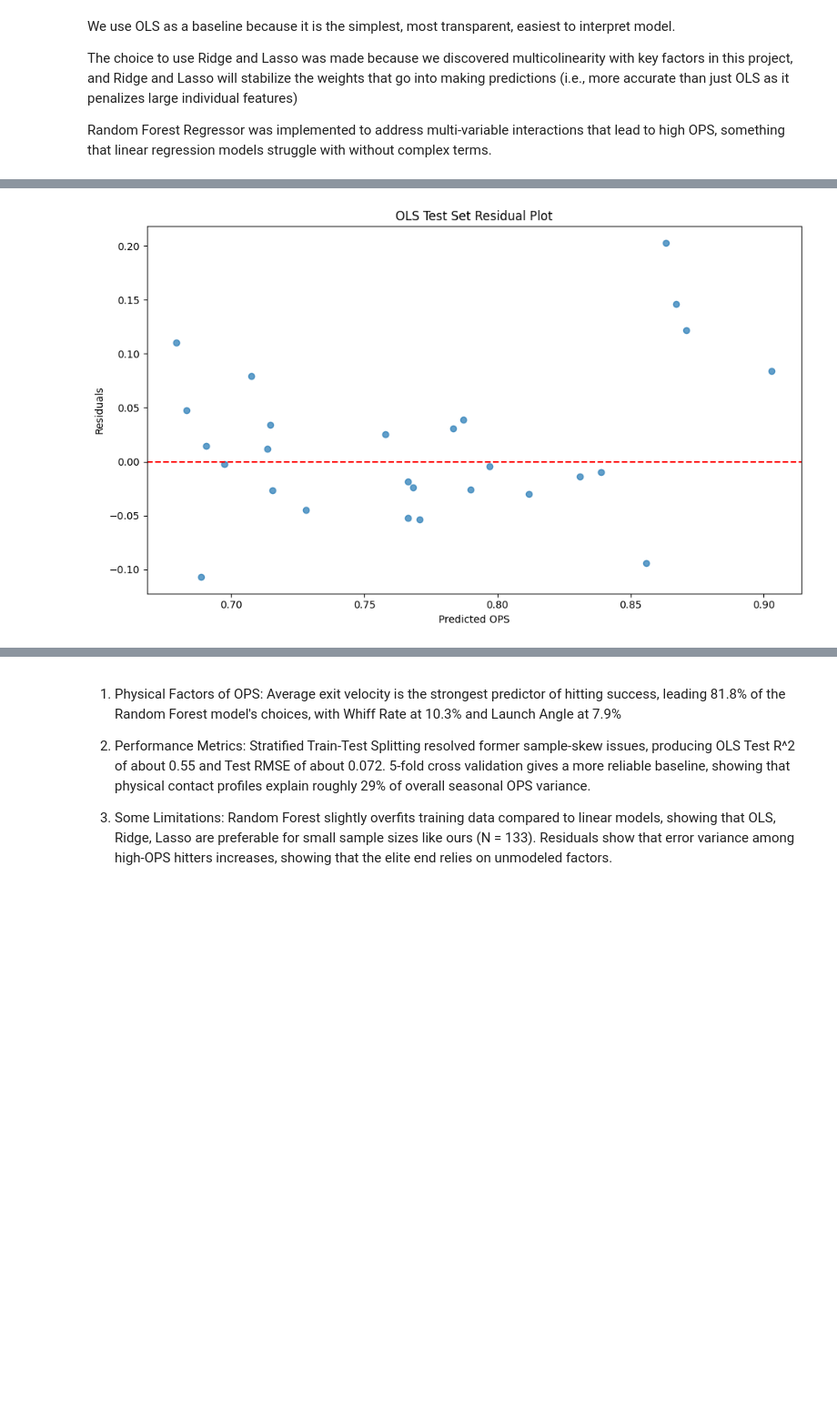
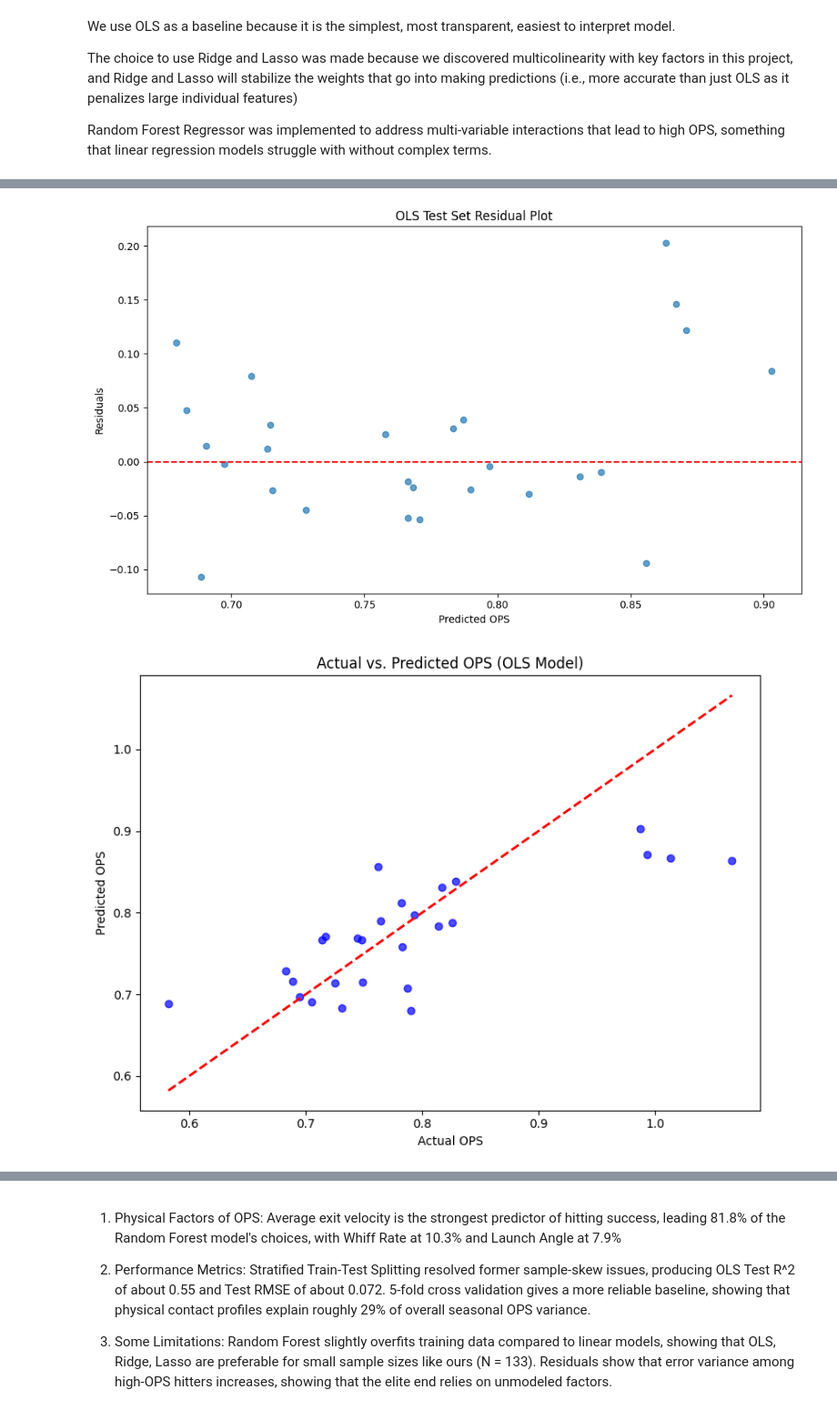
Before and after one commit to logdover/STAT4365E-final-project, a Jupyter notebook: notebooks/Project.ipynb, the cells around one changed output, grey strips where cells are left out. Shown at 91% size. Saved outputs shown, nothing was run; the diff lists cells and outputs as text; code cells hidden in the pictures; blank space fills up the shorter version.

```diff
--- a/notebooks/Project.ipynb
+++ b/notebooks/Project.ipynb
@@ -274,30 +274,56 @@ residuals = y_test - y_test_pred_ols
 plt.figure(figsize=(10, 6))
 plt.scatter(y_test_pred_ols, residuals, alpha=0.7)
 plt.axhline(0, color='red', linestyle='--')
 plt.xlabel('Predicted OPS')
 plt.ylabel('Residuals')
 plt.title('OLS Test Set Residual Plot')
 plt.tight_layout()
 plt.savefig('ols_residual_plot.png', dpi=300)
 plt.show()
+
+# Predicted Vs. Actual
+plt.figure(figsize=(8, 6))
+plt.scatter(y_test, y_test_pred_ols, alpha=0.7, color='b')
+plt.plot([y_test.min(), y_test.max()], [y_test.min(), y_test.max()], 'r--', lw=2)
+plt.xlabel('Actual OPS')
+plt.ylabel('Predicted OPS')
+plt.title('Actual vs. Predicted OPS (OLS Model)')
+plt.tight_layout()
+plt.savefig('actual_vs_predicted.png', dpi=300)
+plt.show()
+
+# Feature Importance
+importance_df = pd.DataFrame({
+    'Feature': X_cleaned.columns,
+    'Importance': rf_model.feature_importances_
+}).sort_values(by='Importance', ascending=True)
+
+plt.figure(figsize=(8, 4))
+plt.barh(importance_df['Feature'], importance_df['Importance'], color='skyblue')
+plt.title('Random Forest Feature Importance')
+plt.xlabel('Relative Importance')
+plt.tight_layout()
+plt.savefig('rf_feature_importance.png', dpi=300)
+plt.show()
 # %% [output]
 MODEL PERFORMANCE SUMMARY:
 
                   Model  Train R^2  Test R^2  CV R^2 (Mean)  Train RMSE  Test RMSE
   OLS Linear Regression     0.3688    0.5548         0.2913      0.0579     0.0723
        Ridge Regression     0.3684    0.5487         0.2907      0.0579     0.0728
        Lasso Regression     0.3676    0.5437         0.2920      0.0579     0.0732
 Random Forest Regressor     0.5270    0.5115         0.2112      0.0501     0.0757
 
 
 FEATURE IMPORTANCE AND COEFFICIENTS:
 
 OLS Coef [exit_velocity_avg]: 0.02637
 OLS Coef [launch_angle_avg]: 0.00289
 OLS Coef [whiff_percent]: -0.00455
 
 
 RF Importance [exit_velocity_avg]: 0.68627
 RF Importance [launch_angle_avg]: 0.16437
 RF Importance [whiff_percent]: 0.14936
 [figure]
+[figure, added]
```
Also changed, not shown: parts of 2 cells of this notebook.
